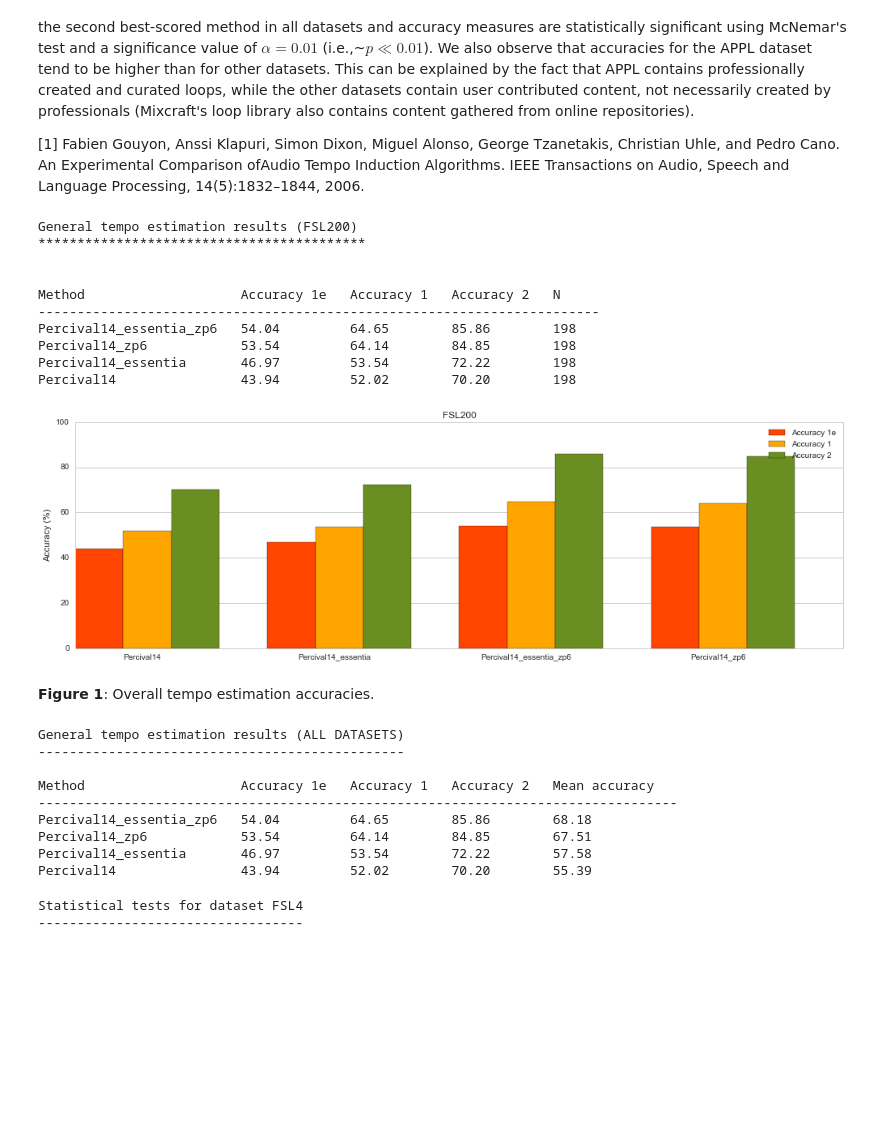
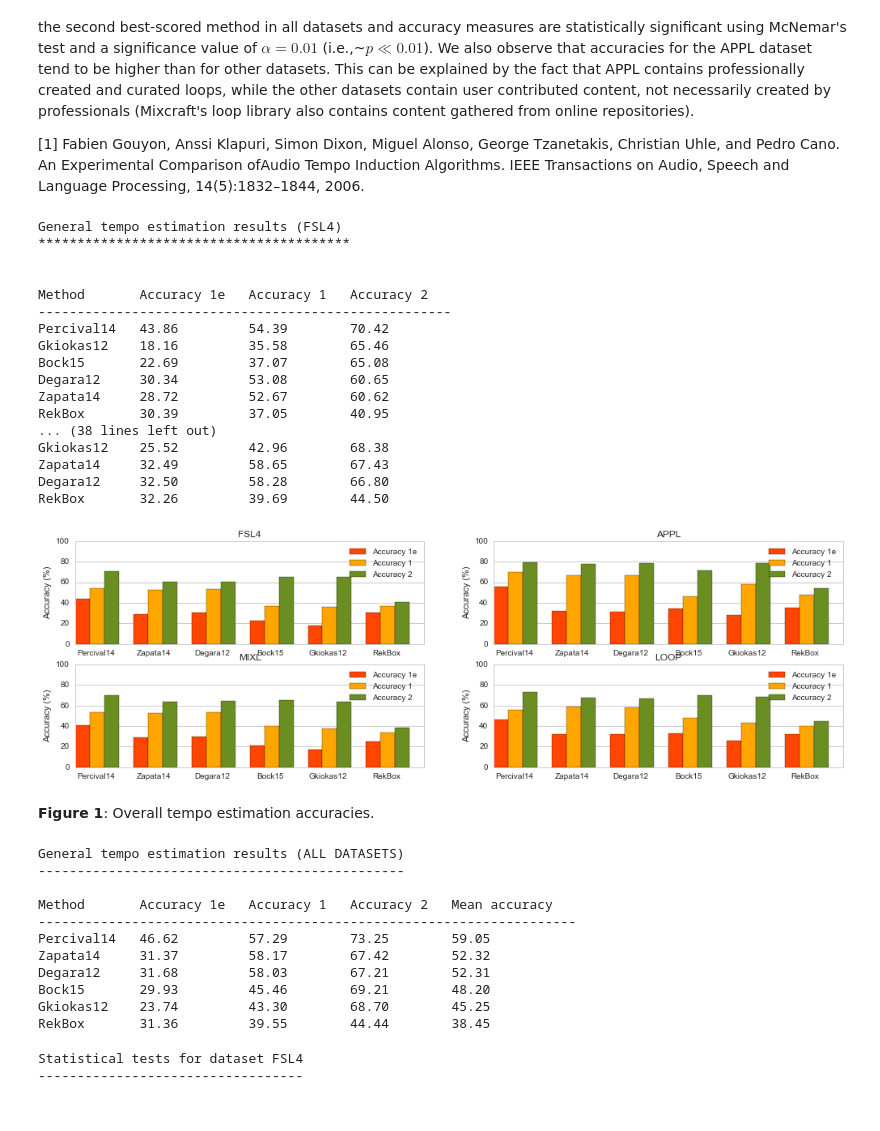
Before and after one commit to ffont/ismir2016, a Jupyter notebook: Tempo estimation results.ipynb, the cells around one changed output. Cells and saved outputs as stored; diff of their text form; code cells hidden in the pictures; blank space fills up the shorter version.

Commit message:
Revert to old Tempo estimation results notebook

```diff
--- a/Tempo estimation results.ipynb
+++ b/Tempo estimation results.ipynb
@@ -4,10 +4,10 @@ from statsmodels.sandbox.stats.runs import mcnemar
 # Add the datasets you want to analyze in 'dataset_dirnames'
 # Change the directory names listed here by the ones set in your data folder.
 # In this repository we include an example 'toy_dataset' that can be used to test the notebook.
-dataset_dirnames = ['freesound_loops_db_200']
+dataset_dirnames = ['freesound_loops_db_4000', 'apple_loops_db', 'mixcraft_loops_db', 'looperman']
 datasets = load_datasets(dirnames=dataset_dirnames, clean=True)  # Load and clean datasets
 # Add the datasets you want to analyze in 'methods_to_compare'
-methods_to_compare = ['Percival14', 'Percival14_essentia', 'Percival14_essentia_zp6', 'Percival14_zp6'] #, 'Percival14_zp10', 'Percival14_essentia_zp10']
+methods_to_compare = ['Percival14', 'Zapata14', 'Degara12', 'Bock15', 'Gkiokas12', 'RekBox']
 %matplotlib inline
 
 # This notebook contains excerpts from the article: Font, F., & Serra, X. (2016). Tempo Estimation for Music Loops and a Simple Confidence Measure. In Proceedings of the Int. Conf. on Music Information Retrieval (ISMIR).
@@ -37,7 +37,7 @@ all_datasets_method_results = dict()
 for count, dataset in enumerate(datasets):
     print title("\nGeneral tempo estimation results (%s)" % dataset.short_name, c='*')
     methods_to_compare = methods_to_compare
-    table_header = ['Method', 'Accuracy 1e', 'Accuracy 1', 'Accuracy 2', 'N']
+    table_header = ['Method', 'Accuracy 1e', 'Accuracy 1', 'Accuracy 2']
     table_rows = list()
 
     for method in methods_to_compare:
@@ -46,12 +46,11 @@ for count, dataset in enumerate(datasets):
         try:
             table_row = [method]
             for accuracy_func in accuracy1e, accuracy1, accuracy2:
-                method_results = accuracy_func(dataset.data, method,skip_zeroed_values=True)
+                method_results = accuracy_func(dataset.data, method)
                 table_row.append(100 * basic_statistics(method_results)['avg'])
                 if accuracy_func.__name__ not in all_datasets_method_results[method]:
                     all_datasets_method_results[method][accuracy_func.__name__] = list()
                 all_datasets_method_results[method][accuracy_func.__name__] += method_results
-            table_row.append(len(method_results))
             table_rows.append(table_row)
         except IndexError:
             print "Warning: Skipping method %s (analsyis not found in dataset)" % method
@@ -77,53 +76,62 @@ for count, dataset in enumerate(datasets):
     rects1 = ax.bar(ind, accuracy_1e_means, width, color=COLORS[0])
     rects2 = ax.bar(ind + width, accuracy_1_means, width, color=COLORS[1])
     rects3 = ax.bar(ind + 2*width, accuracy_2_means, width, color=COLORS[2])
     ax.set_title(dataset.short_name)
     ax.set_xticks(ind + 1.4 * width)
     ax.set_xticklabels([method for method in methods_to_compare], rotation=0)
     ax.legend((rects1[0], rects2[0], rects3[0]), ('Accuracy 1e', 'Accuracy 1', 'Accuracy 2'))
     ax.set_ylabel('Accuracy (%)')
     ax.set_ylim((0, 100))
     ax.xaxis.grid(False)
 
 plt.show()
 figure_caption = """
 **Figure 1**: Overall tempo estimation accuracies.
 """
 IPython.display.display(IPython.display.Markdown(figure_caption))
 
 # Show results for all datasets combined
 print title("General tempo estimation results (ALL DATASETS)")
 table_header = ['Method', 'Accuracy 1e', 'Accuracy 1', 'Accuracy 2', 'Mean accuracy']
 table_rows = list()
 for method, results in all_datasets_method_results.items():
     table_row = [method]
     for accuracy_measure, data in results.items():
         table_row.append(100 * basic_statistics(data)['avg'])
     table_rows.append(table_row + [np.mean(table_row[1:])])
 print_table(table_header, table_rows, sort_column=4, highlight_max=True)
 # %% [output]
-General tempo estimation results (FSL200)
-******************************************
+General tempo estimation results (FSL4)
+****************************************
 
 
-Method                    Accuracy 1e   Accuracy 1   Accuracy 2   N
-------------------------------------------------------------------------
-Percival14_essentia_zp6   54.04         64.65        85.86        198
-Percival14_zp6            53.54         64.14        84.85        198
-Percival14_essentia       46.97         53.54        72.22        198
-Percival14                43.94         52.02        70.20        198
+Method       Accuracy 1e   Accuracy 1   Accuracy 2
+-----------------------------------------------------
+Percival14   43.86         54.39        70.42
+Gkiokas12    18.16         35.58        65.46
+Bock15       22.69         37.07        65.08
+Degara12     30.34         53.08        60.65
+Zapata14     28.72         52.67        60.62
+RekBox       30.39         37.05        40.95
+... (38 lines left out)
+Gkiokas12    25.52         42.96        68.38
+Zapata14     32.49         58.65        67.43
+Degara12     32.50         58.28        66.80
+RekBox       32.26         39.69        44.50
-[figure, old version]
+[figure, new version]
 
 **Figure 1**: Overall tempo estimation accuracies.
 General tempo estimation results (ALL DATASETS)
 -----------------------------------------------
 
-Method                    Accuracy 1e   Accuracy 1   Accuracy 2   Mean accuracy
-----------------------------------------------------------------------------------
-Percival14_essentia_zp6   54.04         64.65        85.86        68.18
-Percival14_zp6            53.54         64.14        84.85        67.51
-Percival14_essentia       46.97         53.54        72.22        57.58
-Percival14                43.94         52.02        70.20        55.39
+Method       Accuracy 1e   Accuracy 1   Accuracy 2   Mean accuracy
+---------------------------------------------------------------------
+Percival14   46.62         57.29        73.25        59.05
+Zapata14     31.37         58.17        67.42        52.32
+Degara12     31.68         58.03        67.21        52.31
+Bock15       29.93         45.46        69.21        48.20
+Gkiokas12    23.74         43.30        68.70        45.25
+RekBox       31.36         39.55        44.44        38.45
 # %%
 # Run pairwise statistical tests
 alpha = 0.01
```
